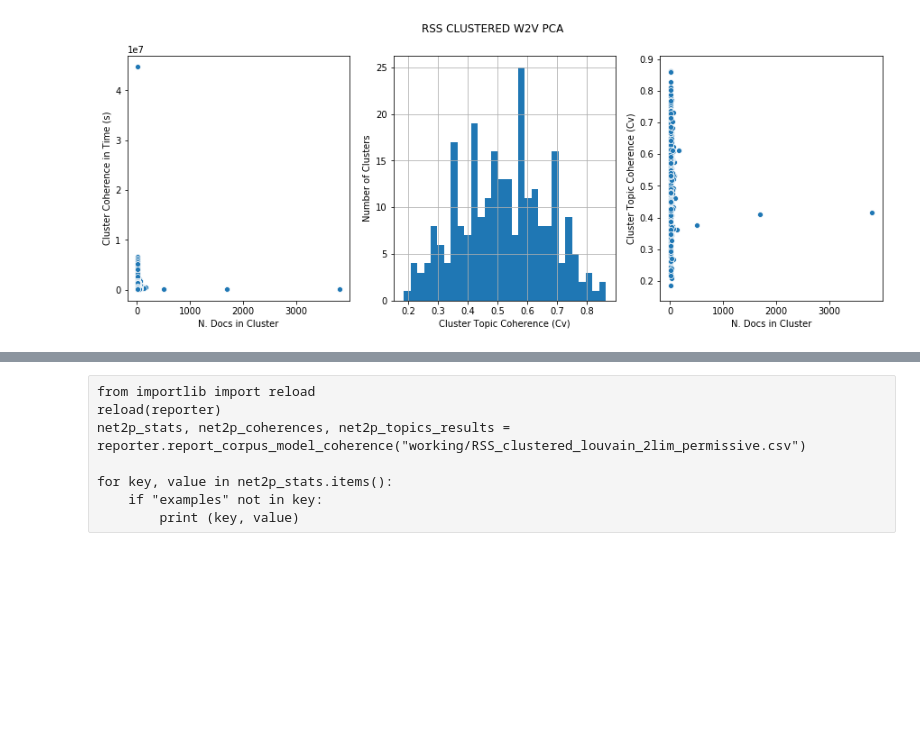
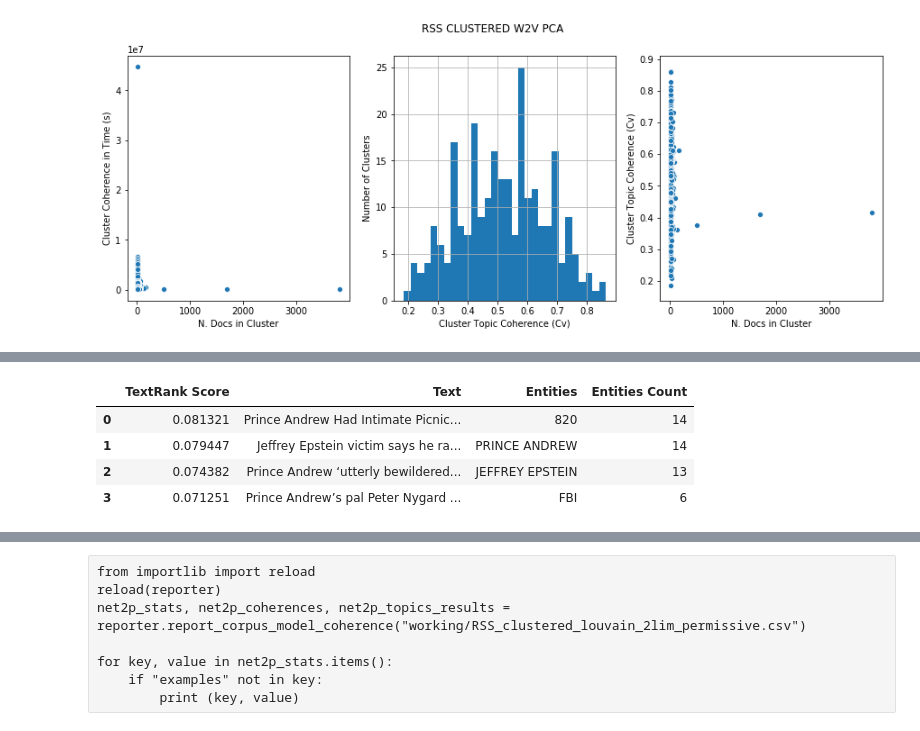
Before and after one commit to MartinChrisWood/news_crow, a Jupyter notebook: 04_clustering_metrics_RSS.ipynb, the cells around one changed output, grey strips where cells are left out. Drawn from its saved outputs; the diff is of its cells as text; code cells hidden in the pictures; blank space fills up the shorter version.

```diff
--- a/04_clustering_metrics_RSS.ipynb
+++ b/04_clustering_metrics_RSS.ipynb
@@ -78,0 +111,11 @@ for key, value in kmp_stats.items():
+# %%
+# Formatted best examples
+example_df = reporter.format_examples(kmp_stats['examples_best_performant'][0])
+example_df.to_csv("outputs/RSS_kmp_pca_best.csv", index=False)
+example_df
+# %% [output]
+|  | TextRank Score | Text | Entities | Entities Count |
+| 0 | 0.081321 | Prince Andrew Had Intimate Picnic... | 820 | 14 |
+| 1 | 0.079447 | Jeffrey Epstein victim says he ra... | PRINCE ANDREW | 14 |
+| 2 | 0.074382 | Prince Andrew ‘utterly bewildered... | JEFFREY EPSTEIN | 13 |
+| 3 | 0.071251 | Prince Andrew’s pal Peter Nygard ... | FBI | 6 |
```
Also changed, not shown: parts of 27 cells of this notebook, 28 other files.
